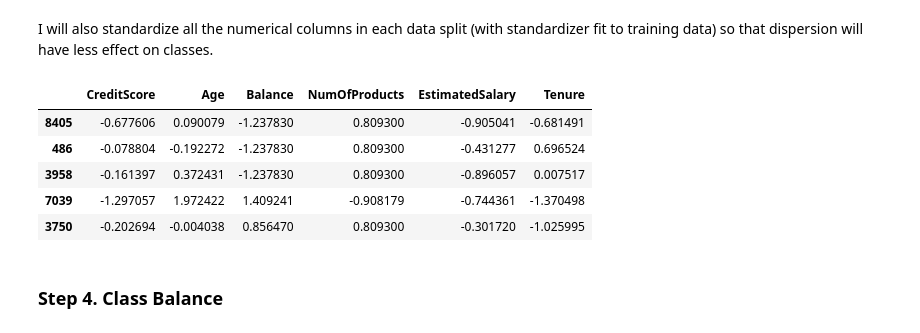
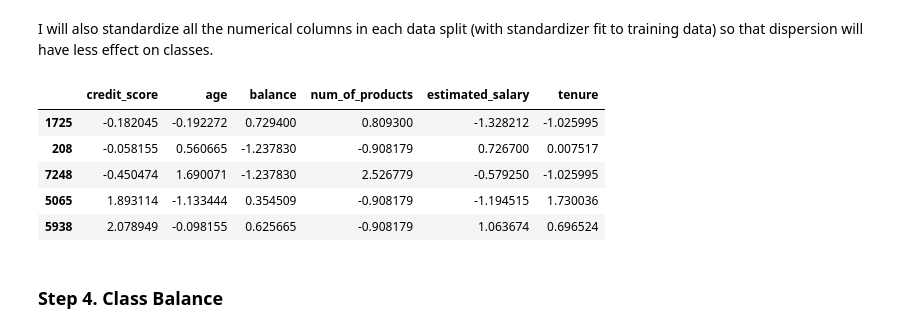
Before and after one commit to brolak/data_portfolio, a Jupyter notebook: Projects/07/Supervised_Learning.ipynb, the cells around one changed output. Cells and saved outputs as stored; diff of their text form; code cells hidden in the pictures.

```diff
--- a/Projects/07/Supervised_Learning.ipynb
+++ b/Projects/07/Supervised_Learning.ipynb
@@ -39,6 +41,14 @@ RowNumber is redundant column, and surname/customerid are not logical choices as
 # %%
 # dropping columns that won't be used in features
 df = df.drop(['RowNumber','CustomerId','Surname'],axis=1)
+
+def camel_to_snake(name):
+  name = re.sub('(.)([A-Z][a-z]+)', r'\1_\2', name)
+  return re.sub('([a-z0-9])([A-Z])', r'\1_\2', name).lower()
+
+for column in df.columns:
+    df = df.rename(columns={column:camel_to_snake(column)})
+
 df.info()
 # %% [output]
 <class 'pandas.core.frame.DataFrame'>
@@ -126,5 +136,7 @@ Now for encoding the geography and gender:
 # %%
 # drop on the first dummy columns because the high correlation will confuse our model
 df_ohe = pd.get_dummies(df,drop_first=True)
+# column names converted to lowercase
+df_ohe.columns = df_ohe.columns.str.lower()
 df_ohe.sample(5)
 # %% [output]
@@ -144,12 +156,12 @@ df_train, df_valid_test = train_test_split(df_ohe, test_size=0.4,random_state=12
 df_valid, df_test = train_test_split(df_valid_test, test_size=0.5,random_state=12345)
 
 # Declare variables for the features and target of split data.
-features_train = df_train.drop(['Exited'], axis=1)
-target_train = df_train['Exited']
-features_valid = df_valid.drop(['Exited'], axis=1)
-target_valid = df_valid['Exited']
-features_test = df_test.drop(['Exited'], axis=1)
-target_test = df_test['Exited']
+features_train = df_train.drop(['exited'], axis=1)
+target_train = df_train['exited']
+features_valid = df_valid.drop(['exited'], axis=1)
+target_valid = df_valid['exited']
+features_test = df_test.drop(['exited'], axis=1)
+target_test = df_test['exited']
 
 print("Size of training dataset:",len(df_train))
 print("Size of validation dataset:",len(df_valid))
@@ -161,20 +173,20 @@ Size of testing dataset: 1819
 # %% [markdown]
 I will also standardize all the numerical columns in each data split (with standardizer fit to training data) so that dispersion will have less effect on classes.
 # %%
-numeric = ['CreditScore','Age','Balance','NumOfProducts','EstimatedSalary','Tenure']
+numeric = ['credit_score','age','balance','num_of_products','estimated_salary','tenure']
 scaler = StandardScaler()
 scaler.fit(features_train[numeric])
 features_valid[numeric] = scaler.transform(features_valid[numeric])
 features_test[numeric] = scaler.transform(features_test[numeric])
 features_train[numeric] = scaler.transform(features_train[numeric])
 features_train[numeric].sample(5)
 # %% [output]
-|  | CreditScore | Age | Balance | NumOfProducts | EstimatedSalary | Tenure |
-| 8405 | -0.677606 | 0.090079 | -1.237830 | 0.809300 | -0.905041 | -0.681491 |
-| 486 | -0.078804 | -0.192272 | -1.237830 | 0.809300 | -0.431277 | 0.696524 |
-| 3958 | -0.161397 | 0.372431 | -1.237830 | 0.809300 | -0.896057 | 0.007517 |
-| 7039 | -1.297057 | 1.972422 | 1.409241 | -0.908179 | -0.744361 | -1.370498 |
-| 3750 | -0.202694 | -0.004038 | 0.856470 | 0.809300 | -0.301720 | -1.025995 |
+|  | credit_score | age | balance | num_of_products | estimated_salary | tenure |
+| 1725 | -0.182045 | -0.192272 | 0.729400 | 0.809300 | -1.328212 | -1.025995 |
+| 208 | -0.058155 | 0.560665 | -1.237830 | -0.908179 | 0.726700 | 0.007517 |
+| 7248 | -0.450474 | 1.690071 | -1.237830 | 2.526779 | -0.579250 | -1.025995 |
+| 5065 | 1.893114 | -1.133444 | 0.354509 | -0.908179 | -1.194515 | 1.730036 |
+| 5938 | 2.078949 | -0.098155 | 0.625665 | -0.908179 | 1.063674 | 0.696524 |
 # %% [markdown]
 ### Step 4. Class Balance
 # %% [markdown]
```
Also changed, not shown: parts of 12 cells of this notebook, 1 other file.
